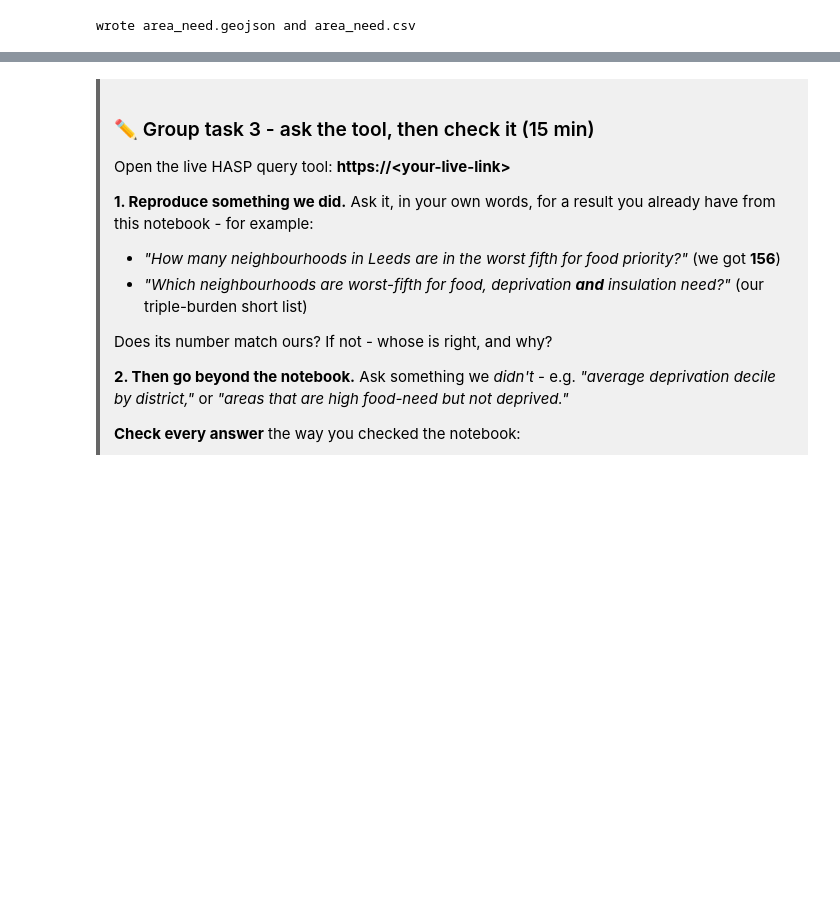
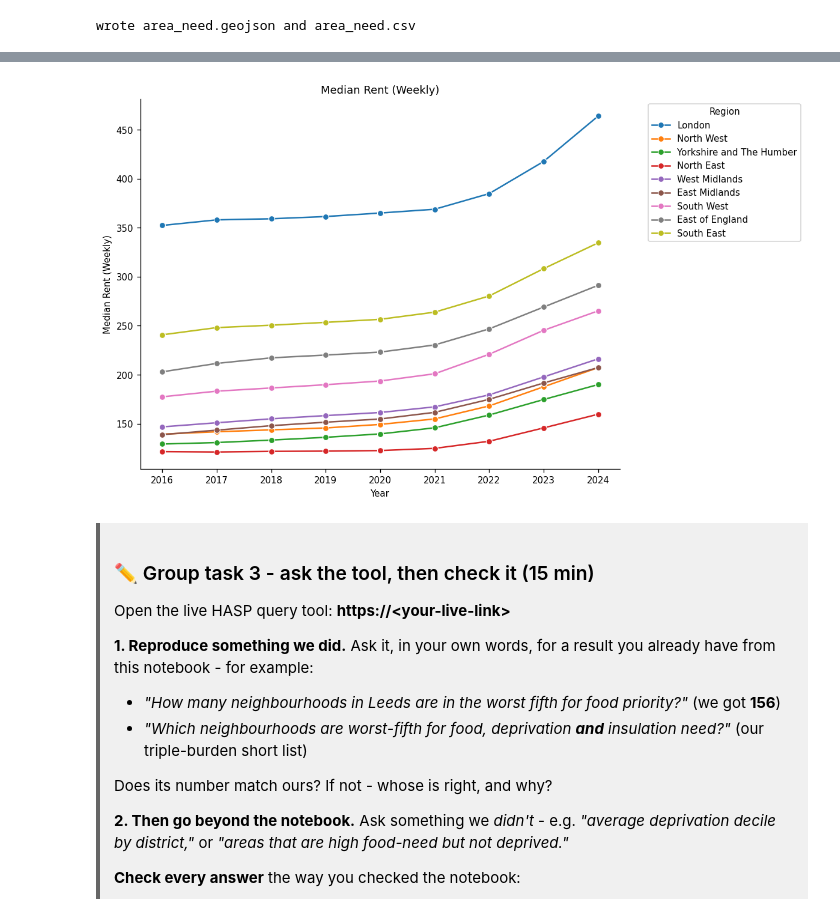
Before and after one commit to Leeds-HASP/digital-festival-2026, a Jupyter notebook: HASP_workshop.ipynb, the cells around one changed output, grey strips where cells are left out. Cells and saved outputs as stored; diff of their text form; code cells hidden in the pictures; blank space fills up the shorter version.

```diff
--- a/HASP_workshop.ipynb
+++ b/HASP_workshop.ipynb
@@ -481,3 +515,16 @@ what it argues for. Then **Share → Export Image** for your slide.
+# %%
+import seaborn as sns
+# plot time series of median rent aggregated by region
+plt.figure(figsize=(10, 6))
+sns.lineplot(data=sale_df_region, x='closing_year', y='median_rent', hue='RGN25NM', marker='o', errorbar=None)
+plt.title('Median Rent (Weekly)')
+plt.xlabel('Year')
+plt.ylabel('Median Rent (Weekly)')
+plt.legend(title='Region', bbox_to_anchor=(1.05, 1), loc='upper left')
+plt.tight_layout()
+plt.show()
+# %% [output]
+[figure, new version]
 # %% [markdown]
 <div style="background:#f0f0f0;padding:14px;border-left:4px solid #666">
 
```
Also changed, not shown: parts of 29 cells of this notebook.
